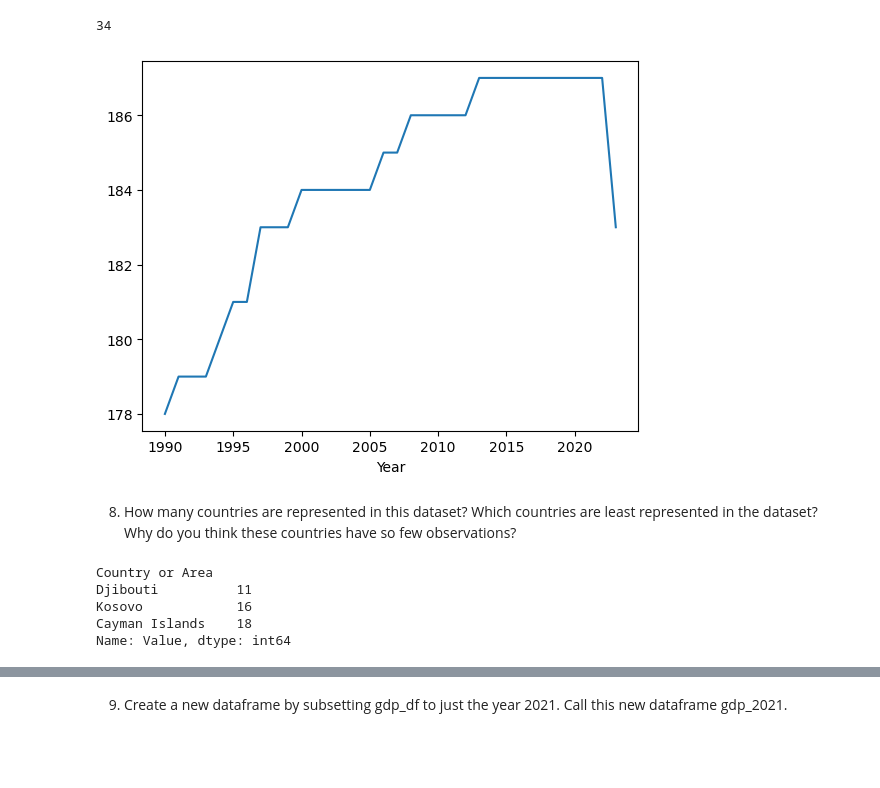
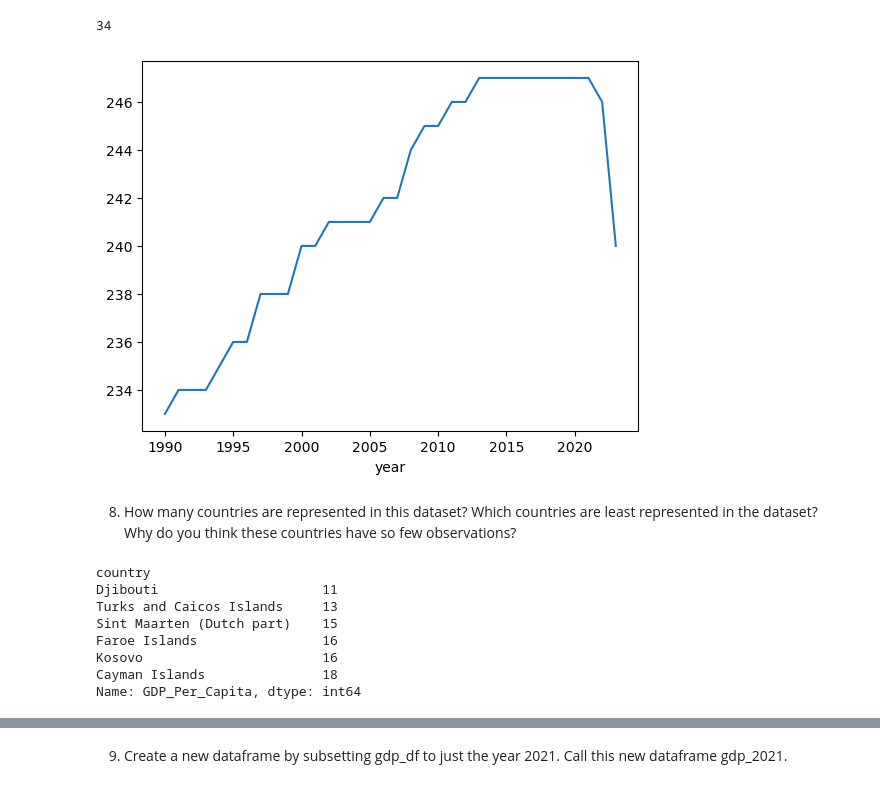
Before and after one commit to nss-data-science-cohort-9/un-exploration-joshwtacker, a Jupyter notebook: Notebook/UN_Data_Exploration.ipynb, the cells around one changed output, grey strips where cells are left out. Cells and saved outputs as stored; diff of their text form; code cells hidden in the pictures; blank space fills up the shorter version.

```diff
--- a/Notebook/UN_Data_Exploration.ipynb
+++ b/Notebook/UN_Data_Exploration.ipynb
@@ -56,7 +56,7 @@ gdp_df.tail(10)
 # %%
 gdp_df = gdp_df.drop(columns=["Value Footnotes"])
 # %%
-gdp_df.rename(columns={
+gdp_df = gdp_df.rename(columns={
     'Country or Area': 'country',
     'Year': 'year',
     'Value': 'GDP_Per_Capita'
@@ -111,17 +97,20 @@ gdp_df['Year'].nunique()
 # %% [output]
 34
 # %%
-gdp_df['Year'].value_counts().sort_index().plot();
+gdp_df['year'].value_counts().sort_index().plot();
 # %% [output]
-[figure, old version]
+[figure, new version]
 # %% [markdown]
 8. How many countries are represented in this dataset? Which countries are least represented in the dataset? Why do you think these countries have so few observations?
 # %%
-num_obs_by_country = gdp_df.groupby("Country or Area")["Value"].count().sort_values()
+num_obs_by_country = gdp_df.groupby("country")["GDP_Per_Capita"].count().sort_values()
 num_obs_by_country[num_obs_by_country < 20]
 # %% [output]
-Country or Area
-Djibouti          11
-Kosovo            16
-Cayman Islands    18
-Name: Value, dtype: int64
+country
+Djibouti                     11
+Turks and Caicos Islands     13
+Sint Maarten (Dutch part)    15
+Faroe Islands                16
+Kosovo                       16
+Cayman Islands               18
+Name: GDP_Per_Capita, dtype: int64
```
Also changed, not shown: parts of 37 cells of this notebook.
